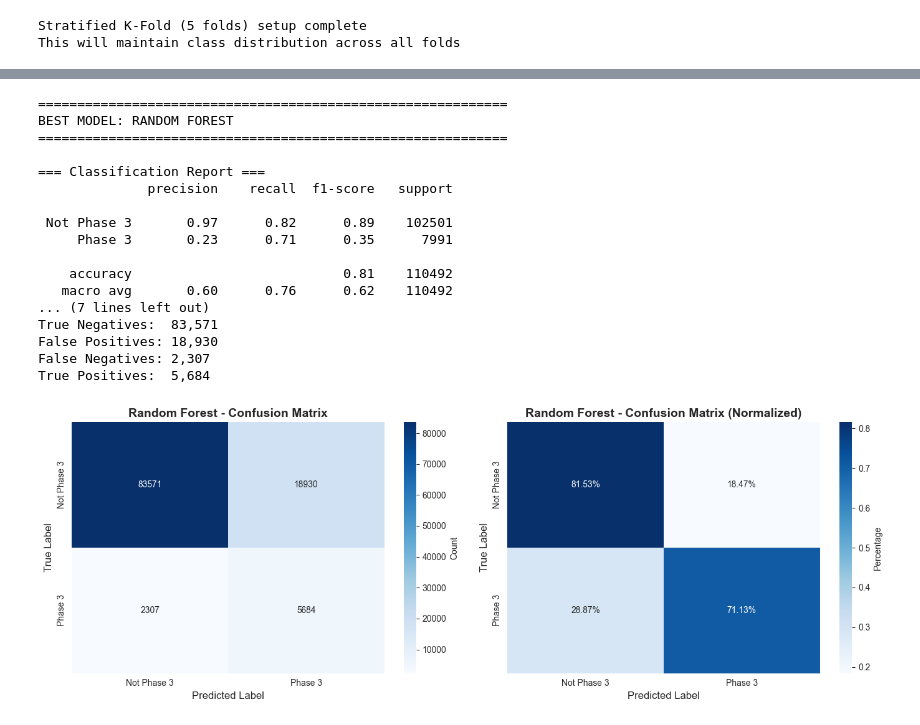
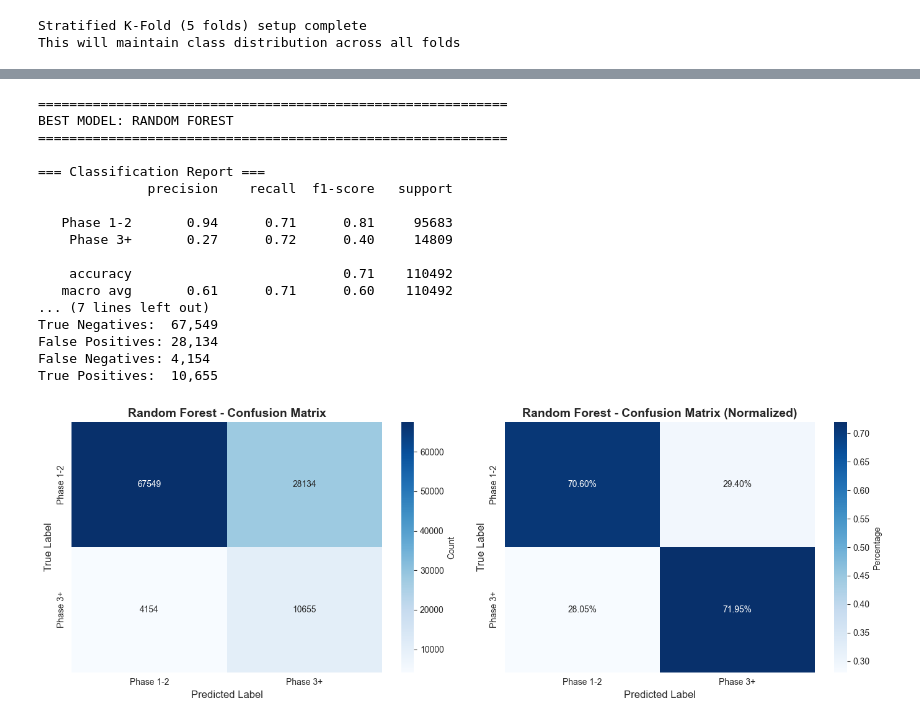
Before and after one commit to andrewcxjin/aipi520-project2, a Jupyter notebook: andrew_model.ipynb, the cells around one changed output, grey strips where cells are left out. Cells and saved outputs as stored; diff of their text form; code cells hidden in the pictures.

Commit message:
fixed phase definition

```diff
--- a/andrew_model.ipynb
+++ b/andrew_model.ipynb
@@ -125,16 +125,32 @@ df[numeric_cols].describe()
 | 75% | 18.000000 | 75.000000 | 1.930000e+02 | 1.000000 | 2.000000 |
 | max | 118.000000 | 200.000000 | 1.888141e+08 | 3510.000000 | 343.000000 |
 # %%
-# Create success column based on Phase 3
-df["success"] = (df["phase"] == "Phase 3").astype(int)
+# Create success column based on Phase 3 or above (Phase 3, Phase 4, etc.)
+# Extract numeric phase and check if >= 3
+def extract_phase_number(phase_str):
+    if pd.isna(phase_str):
+        return None
+    phase_str = str(phase_str).strip()
+    # Extract number from "Phase X" format
+    import re
+    match = re.search(r'Phase\s*(\d+)', phase_str)
+    if match:
+        return int(match.group(1))
+    return None
+
+df['phase_number'] = df['phase'].apply(extract_phase_number)
+df["success"] = (df["phase_number"] >= 3).astype(int)
 
 # Display the distribution of the success column
 print("Success column distribution:")
 print(df["success"].value_counts())
-print(f"\nPercentage of Phase 3 trials: {df['success'].mean()*100:.2f}%")
+print(f"\nPercentage of Phase 3+ trials: {df['success'].mean()*100:.2f}%")
 
-# Show a few examples
-df.head()
+# Show phase breakdown
+print("\n=== Phase Breakdown ===")
+print(df['phase'].value_counts().sort_index())
+print("\n=== Phase 3+ (Success=1) Breakdown ===")
+print(df[df['success']==1]['phase'].value_counts().sort_index())
 # %% [output]
 Success column distribution:
 success
@@ -704,7 +723,7 @@ print("=" * 60)
 
 # Classification Report
 print("\n=== Classification Report ===")
-print(classification_report(y_test, rf_test_pred, target_names=['Not Phase 3', 'Phase 3']))
+print(classification_report(y_test, rf_test_pred, target_names=['Phase 1-2', 'Phase 3+']))
 
 # Confusion Matrix
 cm = confusion_matrix(y_test, rf_test_pred)
@@ -718,46 +737,46 @@ print(f"True Positives:  {cm[1, 1]:,}")
 # Visualization
 fig, axes = plt.subplots(1, 2, figsize=(14, 5))
 
 # Confusion Matrix Heatmap
 sns.heatmap(cm, annot=True, fmt='d', cmap='Blues', ax=axes[0],
-            xticklabels=['Not Phase 3', 'Phase 3'],
-            yticklabels=['Not Phase 3', 'Phase 3'],
+            xticklabels=['Phase 1-2', 'Phase 3+'],
+            yticklabels=['Phase 1-2', 'Phase 3+'],
             cbar_kws={'label': 'Count'})
 axes[0].set_title('Random Forest - Confusion Matrix', fontsize=14, fontweight='bold')
 axes[0].set_ylabel('True Label', fontsize=12)
 axes[0].set_xlabel('Predicted Label', fontsize=12)
 
 # Normalized Confusion Matrix (percentages)
 cm_normalized = cm.astype('float') / cm.sum(axis=1)[:, np.newaxis]
 sns.heatmap(cm_normalized, annot=True, fmt='.2%', cmap='Blues', ax=axes[1],
-            xticklabels=['Not Phase 3', 'Phase 3'],
-            yticklabels=['Not Phase 3', 'Phase 3'],
+            xticklabels=['Phase 1-2', 'Phase 3+'],
+            yticklabels=['Phase 1-2', 'Phase 3+'],
             cbar_kws={'label': 'Percentage'})
 axes[1].set_title('Random Forest - Confusion Matrix (Normalized)', fontsize=14, fontweight='bold')
 axes[1].set_ylabel('True Label', fontsize=12)
 axes[1].set_xlabel('Predicted Label', fontsize=12)
 
 plt.tight_layout()
 plt.show()
 # %% [output]
 ============================================================
 BEST MODEL: RANDOM FOREST
 ============================================================
 
 === Classification Report ===
               precision    recall  f1-score   support
 
- Not Phase 3       0.97      0.82      0.89    102501
-     Phase 3       0.23      0.71      0.35      7991
+   Phase 1-2       0.94      0.71      0.81     95683
+    Phase 3+       0.27      0.72      0.40     14809
 
-    accuracy                           0.81    110492
-   macro avg       0.60      0.76      0.62    110492
+    accuracy                           0.71    110492
+   macro avg       0.61      0.71      0.60    110492
 ... (7 lines left out)
-True Negatives:  83,571
-False Positives: 18,930
-False Negatives: 2,307
-True Positives:  5,684
+True Negatives:  67,549
+False Positives: 28,134
+False Negatives: 4,154
+True Positives:  10,655
-[figure, old version]
+[figure, new version]
 # %%
 from sklearn.metrics import roc_curve, auc
 import matplotlib.pyplot as plt
```
Also changed, not shown: parts of 9 cells of this notebook.
